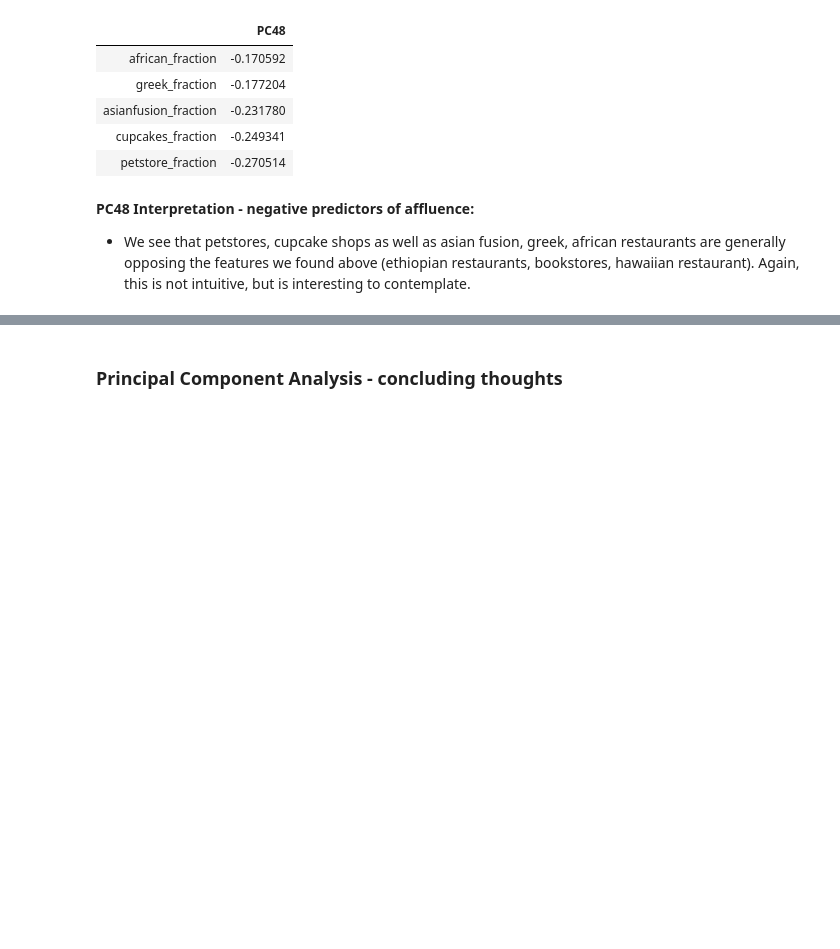
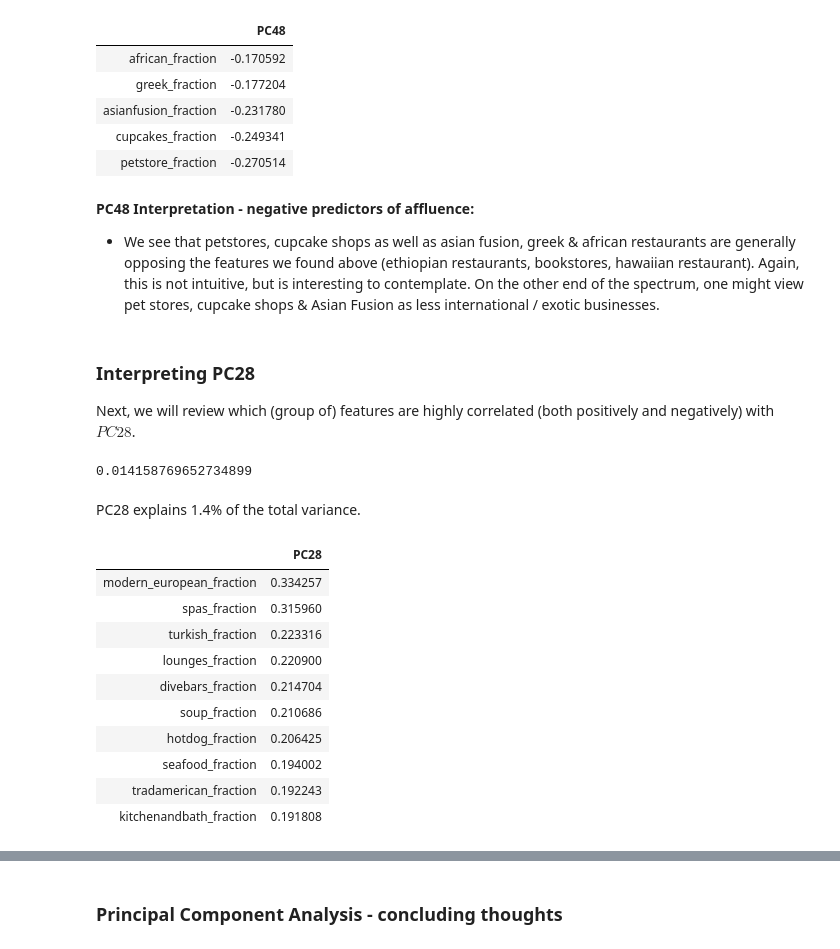
Before and after one commit to FredaXin/client_project, a Jupyter notebook: code/modeling_option_1.ipynb, the cells around one changed output, grey strips where cells are left out. Saved outputs shown, nothing was run; the diff lists cells and outputs as text; code cells hidden in the pictures; blank space fills up the shorter version.

```diff
--- a/code/modeling_option_1.ipynb
+++ b/code/modeling_option_1.ipynb
@@ -848,4 +843,30 @@ loading_matrix.sort_values(by="PC48", ascending = False)[["PC48"]].tail(5)
 | petstore_fraction | -0.270514 |
 # %% [markdown]
 __PC48 Interpretation - negative predictors of affluence:__
-- We see that petstores, cupcake shops as well as asian fusion, greek, african restaurants are generally opposing the features we found above (ethiopian restaurants, bookstores, hawaiian restaurant). Again, this is not intuitive, but is interesting to contemplate.
+- We see that petstores, cupcake shops as well as asian fusion, greek & african restaurants are generally opposing the features we found above (ethiopian restaurants, bookstores, hawaiian restaurant). Again, this is not intuitive, but is interesting to contemplate. On the other end of the spectrum, one might view pet stores, cupcake shops & Asian Fusion as less international / exotic businesses.
+# %% [markdown]
+### Interpreting PC28
+
+Next, we will review which (group of) features are highly correlated (both positively and negatively) with $PC28$.
+# %%
+# how much does PC28 explain the total variance?
+pca_99.explained_variance_ratio_[27] # 27th in the list is PC28
+# %% [output]
+0.014158769652734899
+# %% [markdown]
+PC28 explains 1.4% of the total variance.
+# %%
+# Reviewing the feature components
+loading_matrix.sort_values(by="PC28", ascending = False)[["PC28"]].head(10)
+# %% [output]
+|  | PC28 |
+| modern_european_fraction | 0.334257 |
+| spas_fraction | 0.315960 |
+| turkish_fraction | 0.223316 |
+| lounges_fraction | 0.220900 |
+| divebars_fraction | 0.214704 |
+| soup_fraction | 0.210686 |
+| hotdog_fraction | 0.206425 |
+| seafood_fraction | 0.194002 |
+| tradamerican_fraction | 0.192243 |
+| kitchenandbath_fraction | 0.191808 |
```
Also changed, not shown: parts of 26 cells of this notebook.
